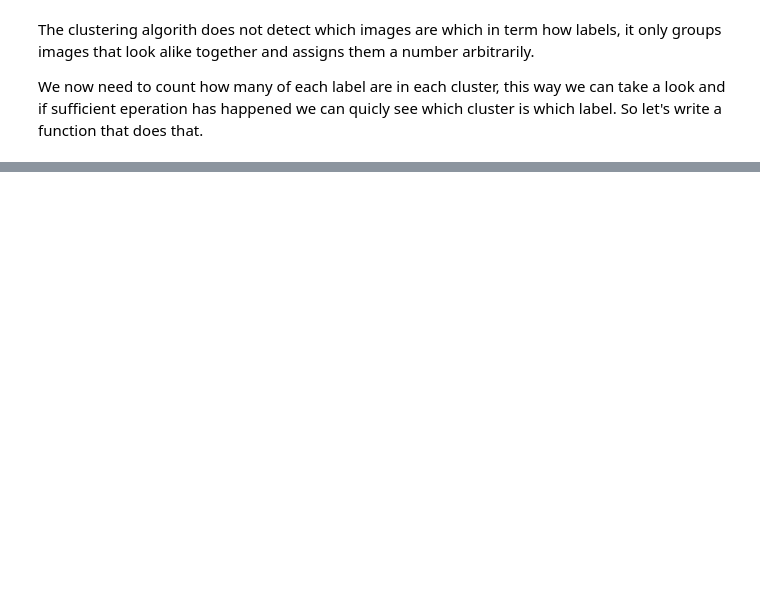
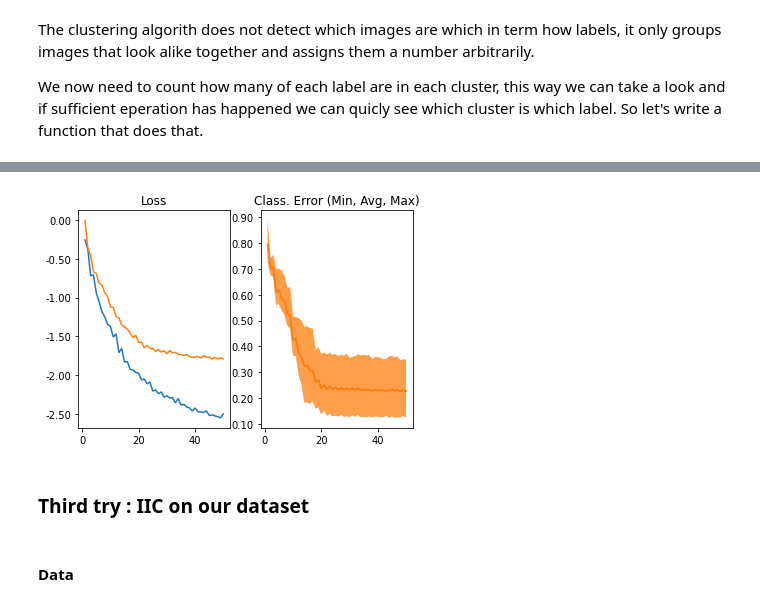
Before and after one commit to SebastianArriagadaS/unsupervised_ml, a Jupyter notebook: Unsupervized_Image_Classification.ipynb, the cells around one changed output, grey strips where cells are left out. Cells and saved outputs as stored; diff of their text form; code cells hidden in the pictures; blank space fills up the shorter version.

```diff
--- a/Unsupervized_Image_Classification.ipynb
+++ b/Unsupervized_Image_Classification.ipynb
@@ -614,0 +1723,35 @@ Kmeans Resnet50 (PCA):
+# %%
+fig, axes = plt.subplots(1,2)
+epoch = 50
+t = np.arange(1, epoch + 1)
+
+# colors
+c = {'Head A': '#1f77b4', 'Head B': '#ff7f0e'}
+
+# plot the loss
+axes[0].clear()
+axes[0].set_title('Loss')
+axes[0].plot(t, mdl.perf['loss_A'][:epoch], label='Head A', color=c['Head A'])
+axes[0].plot(t, mdl.perf['loss_B'][:epoch], label='Head B', color=c['Head B'])
+axes[0].xaxis.set_major_formatter(FormatStrFormatter('%.0f'))
+axes[0].yaxis.set_major_formatter(FormatStrFormatter('%.2f'))
+
+axes[1].set_title('Class. Error (Min, Avg, Max)')
+axes[1].plot(t, mdl.perf['class_err_avg'][:epoch], color=c['Head B'])
+axes[1].fill_between(t,
+                              mdl.perf['class_err_min'][:epoch],
+                              mdl.perf['class_err_max'][:epoch],
+                              facecolor=c['Head B'], alpha=0.5)
+axes[1].plot(t, mdl.perf['class_err_avg'][:epoch], color=c['Head B'])
+axes[1].fill_between(t,
+                              mdl.perf['class_err_min'][:epoch],
+                              mdl.perf['class_err_max'][:epoch],
+                              facecolor=c['Head B'], alpha=0.5)
+axes[1].xaxis.set_major_formatter(FormatStrFormatter('%.0f'))
+axes[1].yaxis.set_major_formatter(FormatStrFormatter('%.2f'))
+# %% [output]
+[figure, added]
+# %% [markdown]
+### Third try : IIC on our dataset
+# %% [markdown]
+#### Data
```
Also changed, not shown: parts of 55 cells of this notebook.
